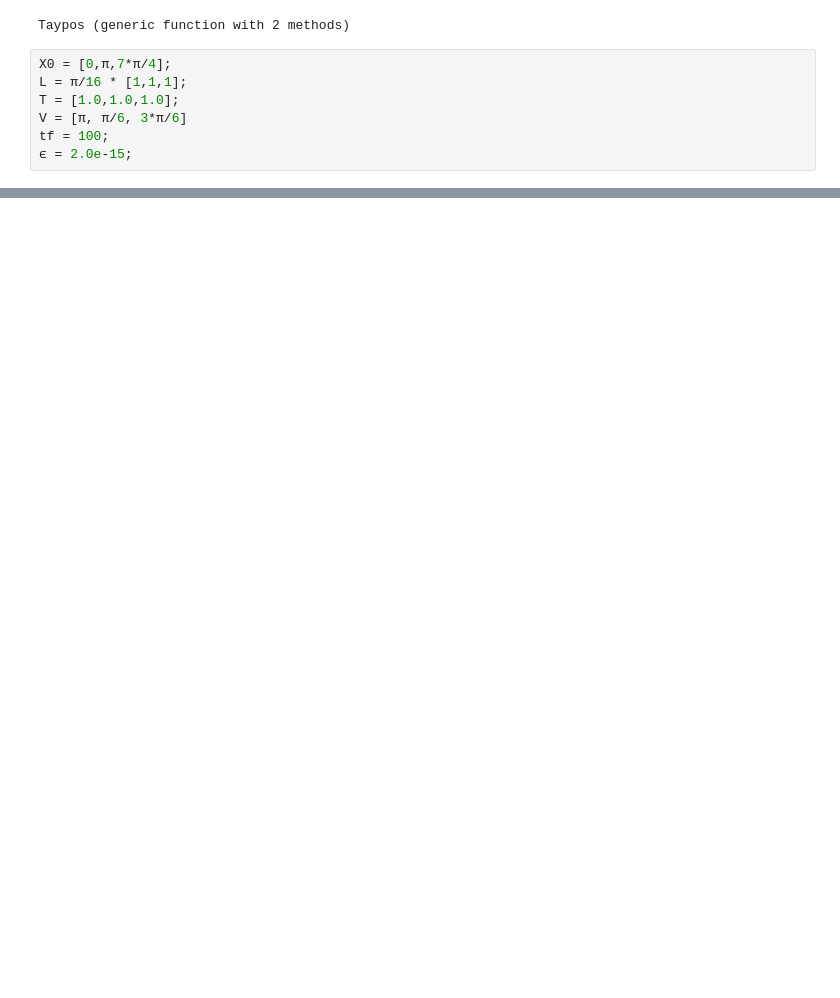
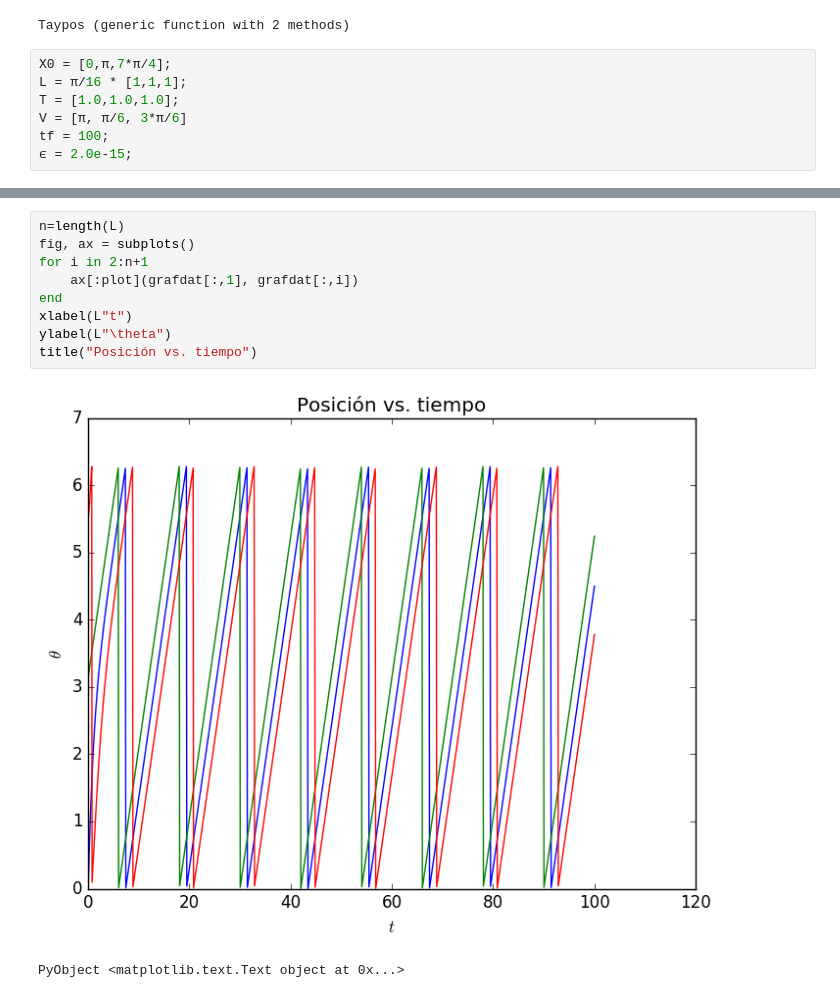
Before and after one commit to windie-rozureido/ProyectoTemasSelectosFisComp2016-1, a Jupyter notebook: trafico.ipynb, the cells around one changed output, grey strips where cells are left out. Saved outputs shown, nothing was run; the diff lists cells and outputs as text; blank space fills up the shorter version.

```diff
--- a/trafico.ipynb
+++ b/trafico.ipynb
@@ -538,0 +627,12 @@ while loading In[33], in expression starting on line 1
+# %%
+n=length(L)
+fig, ax = subplots()
+for i in 2:n+1
+    ax[:plot](grafdat[:,1], grafdat[:,i])
+end
+xlabel(L"t")
+ylabel(L"\theta")
+title("Posición vs. tiempo")
+# %% [output]
+[figure, added]
+PyObject <matplotlib.text.Text object at 0x...>
```
Also changed, not shown: parts of 22 cells of this notebook.
